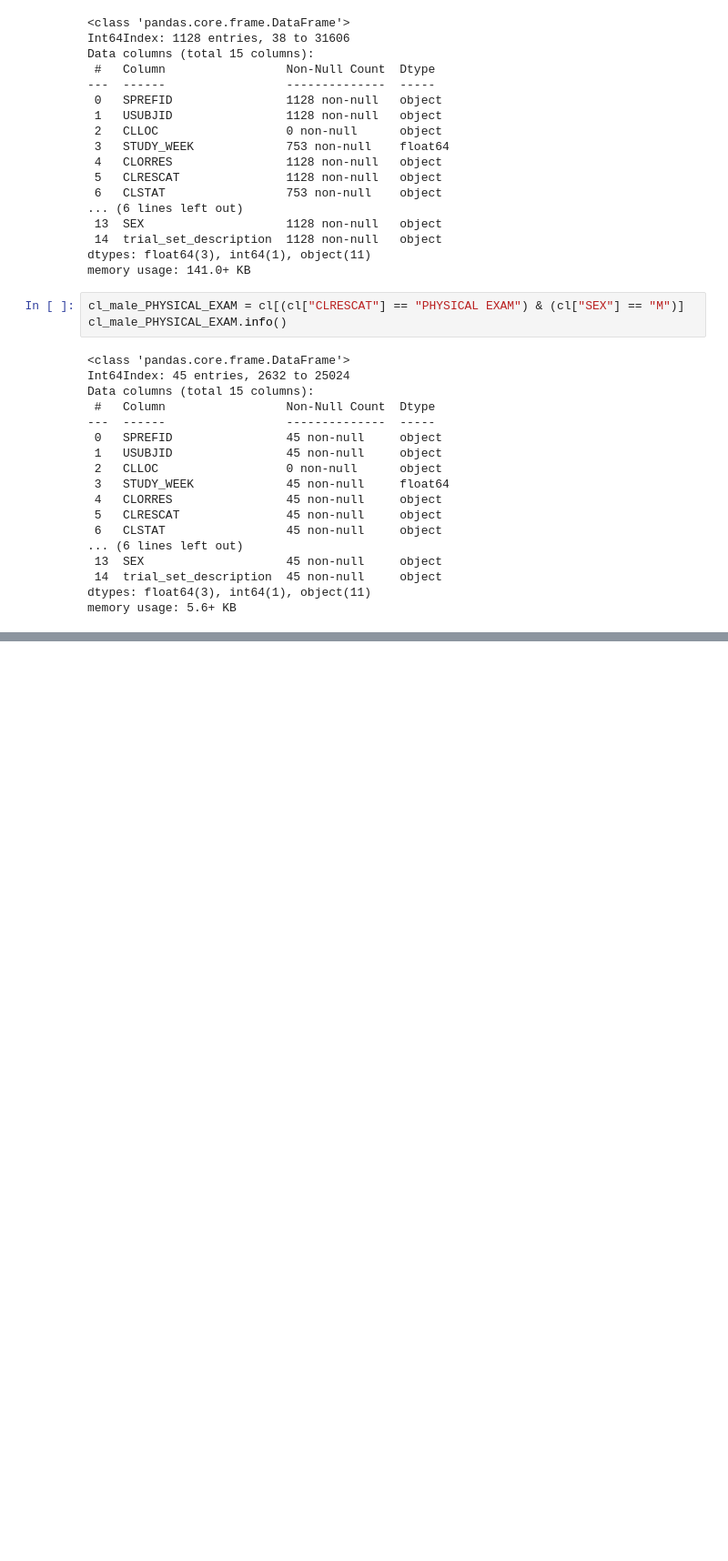
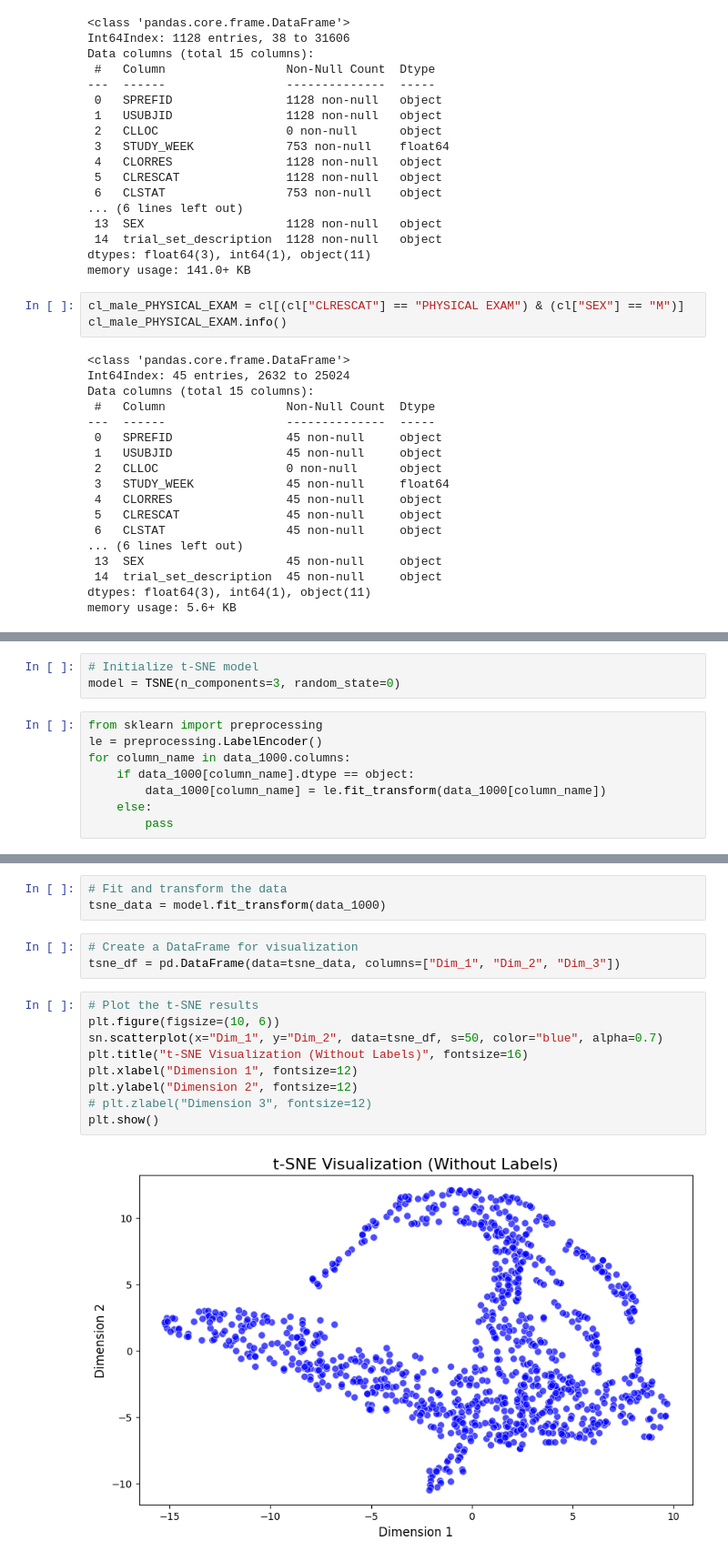
Before and after one commit to Alhag-Ali/Data_Challenges, a Jupyter notebook: project.ipynb, the cells around one changed output, grey strips where cells are left out. Shown at 91% size. Cells and saved outputs as stored; diff of their text form; blank space fills up the shorter version.

```diff
--- a/project.ipynb
+++ b/project.ipynb
@@ -1295,0 +1358,11 @@ Name: TRTV, dtype: int64
+# %%
+# Initialize t-SNE model
+model = TSNE(n_components=3, random_state=0)
+# %%
+from sklearn import preprocessing
+le = preprocessing.LabelEncoder()
+for column_name in data_1000.columns:
+    if data_1000[column_name].dtype == object:
+        data_1000[column_name] = le.fit_transform(data_1000[column_name])
+    else:
+        pass
@@ -1295,0 +1408,17 @@ Name: TRTV, dtype: int64
+# %%
+# Fit and transform the data
+tsne_data = model.fit_transform(data_1000)
+# %%
+# Create a DataFrame for visualization
+tsne_df = pd.DataFrame(data=tsne_data, columns=["Dim_1", "Dim_2", "Dim_3"])
+# %%
+# Plot the t-SNE results
+plt.figure(figsize=(10, 6))
+sn.scatterplot(x="Dim_1", y="Dim_2", data=tsne_df, s=50, color="blue", alpha=0.7)
+plt.title("t-SNE Visualization (Without Labels)", fontsize=16)
+plt.xlabel("Dimension 1", fontsize=12)
+plt.ylabel("Dimension 2", fontsize=12)
+# plt.zlabel("Dimension 3", fontsize=12)
+plt.show()
+# %% [output]
+[figure, added]
```
Also changed, not shown: parts of 107 cells of this notebook.
